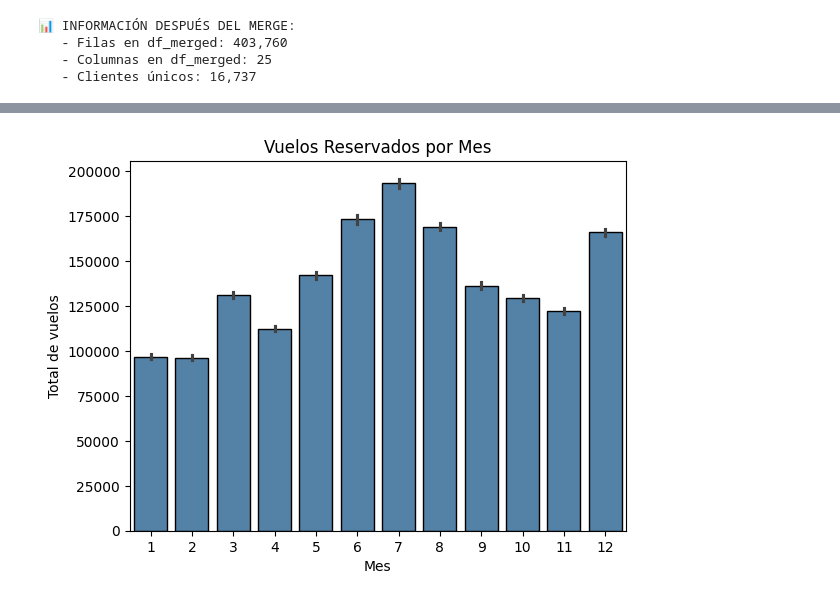
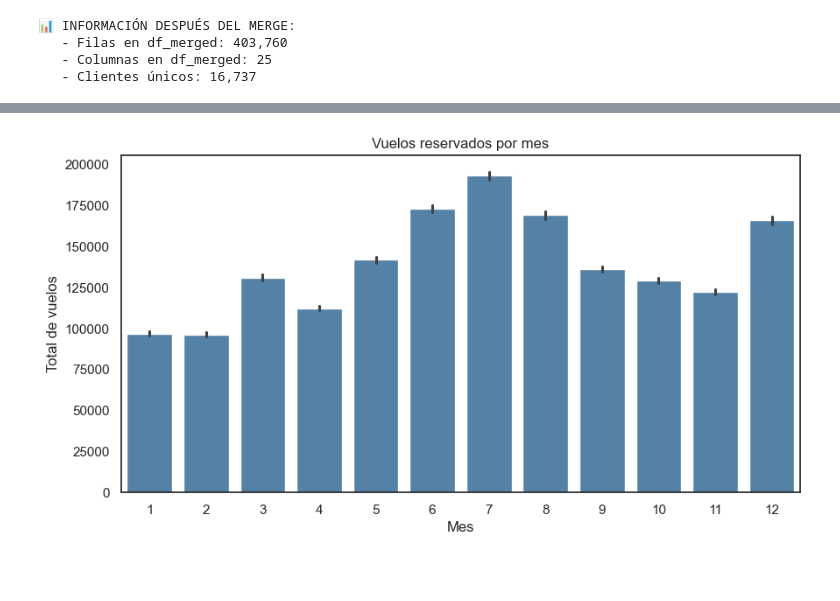
Before and after one commit to Adalab/bda-modulo-3-evaluacion-final-eaguilothio, a Jupyter notebook: evaluacion-final-eaguilothio.ipynb, the cells around one changed output, grey strips where cells are left out. Saved outputs shown, nothing was run; the diff lists cells and outputs as text; code cells hidden in the pictures; blank space fills up the shorter version.

Commit message:
cambios en título ejercicio

```diff
--- a/evaluacion-final-eaguilothio.ipynb
+++ b/evaluacion-final-eaguilothio.ipynb
@@ -1312,38 +1311,50 @@ for col in categorical_cols:
 # %%
 # 1. ¿Cómo se distribuye la cantidad de vuelos reservados por mes durante el año?
 
-# Tipo de gráfica: Gráfico de barras
-# Razón:
-# Un barplot permite comparar una variable numérica y una categórica.
-# Aquí:
-# - Variable categórica: mes (1–12)
-# - Variable numérica: vuelos reservados
-# Es útil para detectar patrones estacionales y meses con mayor o menor demanda.
+# 1. Elegir un estilo visual.
+#    Un fondo claro ayuda a que las barras destaquen y la lectura sea más cómoda.
+sns.set_theme(style="white")  # también podemos probar: "whitegrid", "dark", "ticks"...
 
-# Visualización → Seaborn
-# Hace agregaciones automáticamente (estimator='sum', 'mean', etc.)
-# Menos código para obtener gráficos bonitos
+# 2. Crear el lienzo donde se dibujará la gráfica.
+#    figsize=(10, 5) significa:
+#    - 10 → ancho (más espacio horizontal para las barras).
+#           Si hay muchas categorías (como los 12 meses), un ancho mayor evita que queden apretadas.
+#    - 5  → alto (altura suficiente para ver diferencias sin que el gráfico se vea desproporcionado).
+plt.figure(figsize=(10, 5))
 
+# 3. Dibujar el gráfico de barras.
+#    Justificación del gráfico:
+#    Un barplot es adecuado porque queremos comparar una categoría (mes)
+#    con un valor numérico (vuelos reservados). Las barras permiten ver
+#    rápidamente qué meses tienen más o menos actividad y detectar patrones
+#    estacionales de forma visual.
+#
+#    - x: la categoría (mes)
+#    - y: el valor numérico (vuelos)
+#    - estimator='sum': suma automática de vuelos por mes
 sns.barplot(
     data=df_merged,
     x='month',
     y='flights_booked',
     estimator='sum',
-    color='steelblue',
-    edgecolor='black'
+    color='steelblue'
 )
 
-plt.title('Vuelos Reservados por Mes')
-plt.xlabel('Mes')
-plt.ylabel('Total de vuelos')
+# 4. Añadir título y etiquetas.
+#    Esto permite entender la gráfica sin necesidad de revisar el código.
+plt.title("Vuelos reservados por mes")
+plt.xlabel("Mes")
+plt.ylabel("Total de vuelos")
+
+# 5. Mostrar la gráfica.
 plt.show()
 
-# Interpretación:
-# Los meses de verano (junio-agosto) concentran la mayor cantidad de reservas.
-# Diciembre también muestra un volumen elevado.
-# Enero y febrero registran los niveles más bajos del año.
+# 6. Interpretación:
+#    Los meses de verano (junio-agosto) concentran la mayor cantidad de reservas.
+#    Diciembre también muestra un volumen elevado.
+#    Enero y febrero registran los niveles más bajos del año.
 # %% [output]
-[figure, old version]
+[figure, new version]
 # %%
 # 2. ¿Existe una relación entre la distancia de los vuelos y los puntos acumulados por los clientes?
 
```
Also changed, not shown: parts of 16 cells of this notebook.
